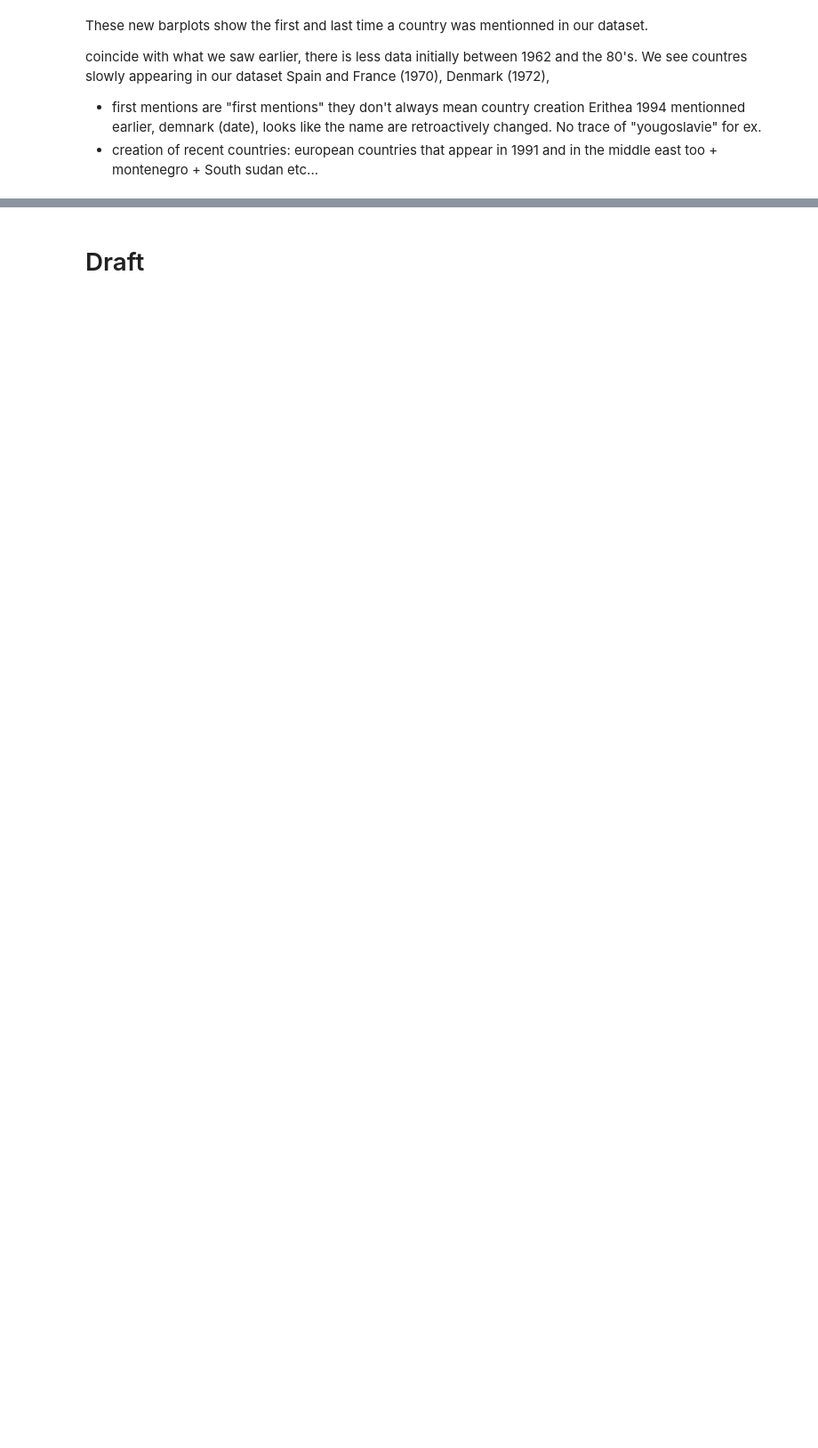
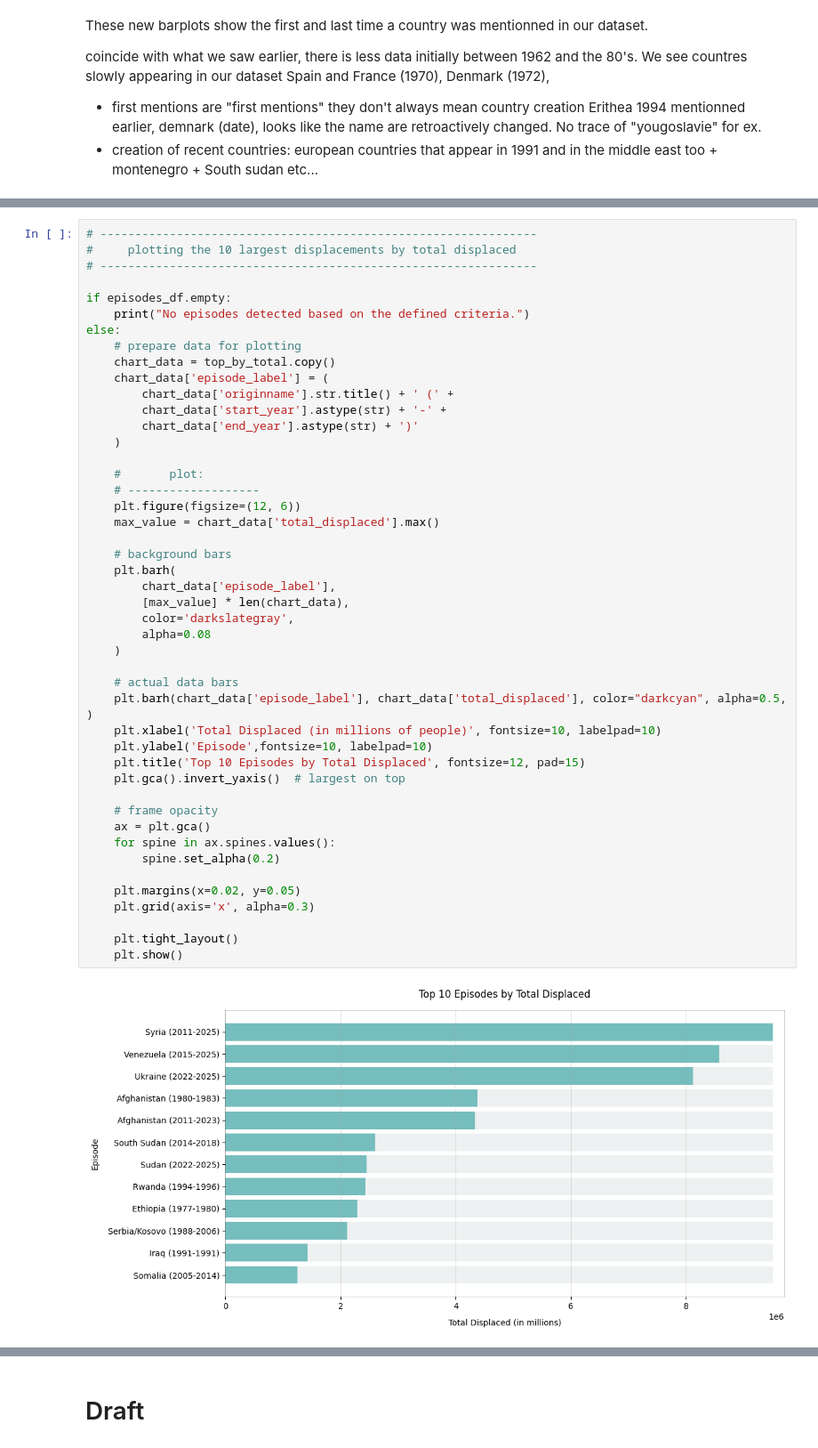
Before and after one commit to TishDuc/TishDuc.github.io, a Jupyter notebook: Displacements_Final_Project/Main_script.ipynb, the cells around one changed output, grey strips where cells are left out. Shown at 89% size. Saved outputs shown, nothing was run; the diff lists cells and outputs as text; blank space fills up the shorter version.

Commit message:
Loke's analysis in incorporated in Main - top 10 largest displacements....though still needs explanations

```diff
--- a/Displacements_Final_Project/Main_script.ipynb
+++ b/Displacements_Final_Project/Main_script.ipynb
@@ -497,0 +648,48 @@ coincide with what we saw earlier, there is less data initially between 1962 and
+# %%
+# ---------------------------------------------------------------
+#     plotting the 10 largest displacements by total displaced
+# ---------------------------------------------------------------
+
+if episodes_df.empty:
+    print("No episodes detected based on the defined criteria.")
+else:
+    # prepare data for plotting
+    chart_data = top_by_total.copy()
+    chart_data['episode_label'] = (
+        chart_data['originname'].str.title() + ' (' +
+        chart_data['start_year'].astype(str) + '-' +
+        chart_data['end_year'].astype(str) + ')'
+    )
+
+    #       plot:
+    # -------------------
+    plt.figure(figsize=(12, 6))
+    max_value = chart_data['total_displaced'].max()
+
+    # background bars
+    plt.barh(
+        chart_data['episode_label'],
+        [max_value] * len(chart_data),
+        color='darkslategray',
+        alpha=0.08
+    )
+
+    # actual data bars
+    plt.barh(chart_data['episode_label'], chart_data['total_displaced'], color="darkcyan", alpha=0.5, )
+    plt.xlabel('Total Displaced (in millions of people)', fontsize=10, labelpad=10)
+    plt.ylabel('Episode',fontsize=10, labelpad=10)
+    plt.title('Top 10 Episodes by Total Displaced', fontsize=12, pad=15)
+    plt.gca().invert_yaxis()  # largest on top
+
+    # frame opacity
+    ax = plt.gca()
+    for spine in ax.spines.values():
+        spine.set_alpha(0.2)
+
+    plt.margins(x=0.02, y=0.05)
+    plt.grid(axis='x', alpha=0.3)
+
+    plt.tight_layout()
+    plt.show()
+# %% [output]
+[figure, added]
```
Also changed, not shown: parts of 7 cells of this notebook.
